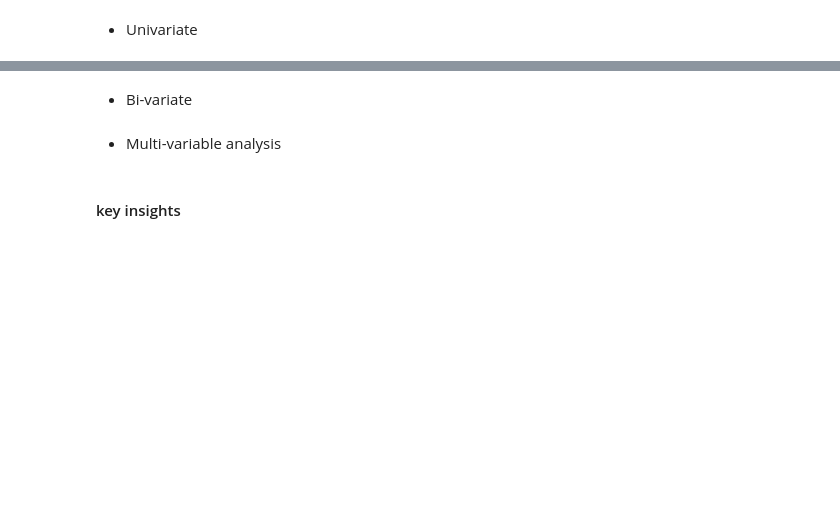
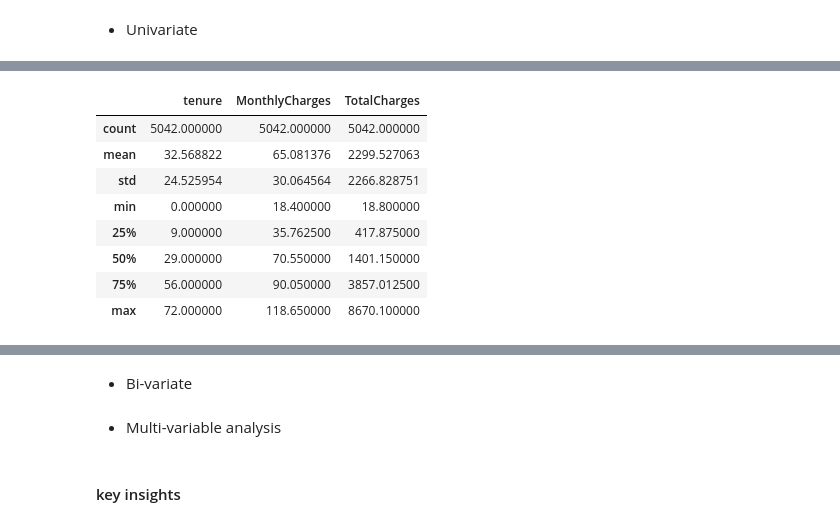
Before and after one commit to DelphinKdl/customer-churn-prediction, a Jupyter notebook: notobooks/main.ipynb, the cells around one changed output, grey strips where cells are left out. Drawn from its saved outputs; the diff is of its cells as text; code cells hidden in the pictures; blank space fills up the shorter version.

```diff
--- a/notobooks/main.ipynb
+++ b/notobooks/main.ipynb
@@ -534,0 +561,12 @@ array([[<Axes: title={'center': 'tenure'}>,
+# %%
+df[numeric_cols].describe()
+# %% [output]
+|  | tenure | MonthlyCharges | TotalCharges |
+| count | 5042.000000 | 5042.000000 | 5042.000000 |
+| mean | 32.568822 | 65.081376 | 2299.527063 |
+| std | 24.525954 | 30.064564 | 2266.828751 |
+| min | 0.000000 | 18.400000 | 18.800000 |
+| 25% | 9.000000 | 35.762500 | 417.875000 |
+| 50% | 29.000000 | 70.550000 | 1401.150000 |
+| 75% | 56.000000 | 90.050000 | 3857.012500 |
+| max | 72.000000 | 118.650000 | 8670.100000 |
```
Also changed, not shown: parts of 8 cells of this notebook.
